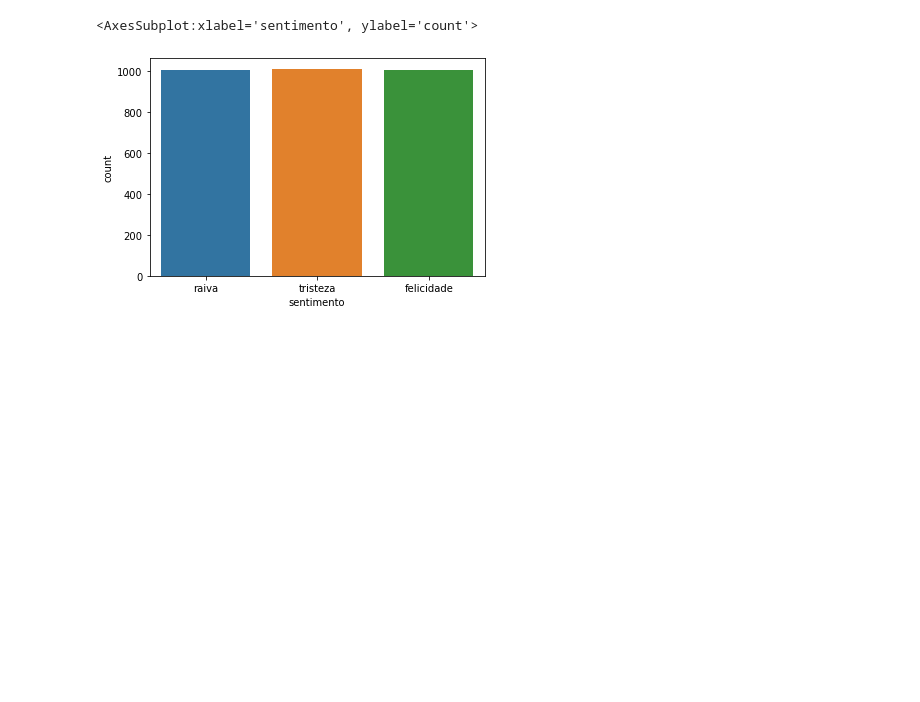
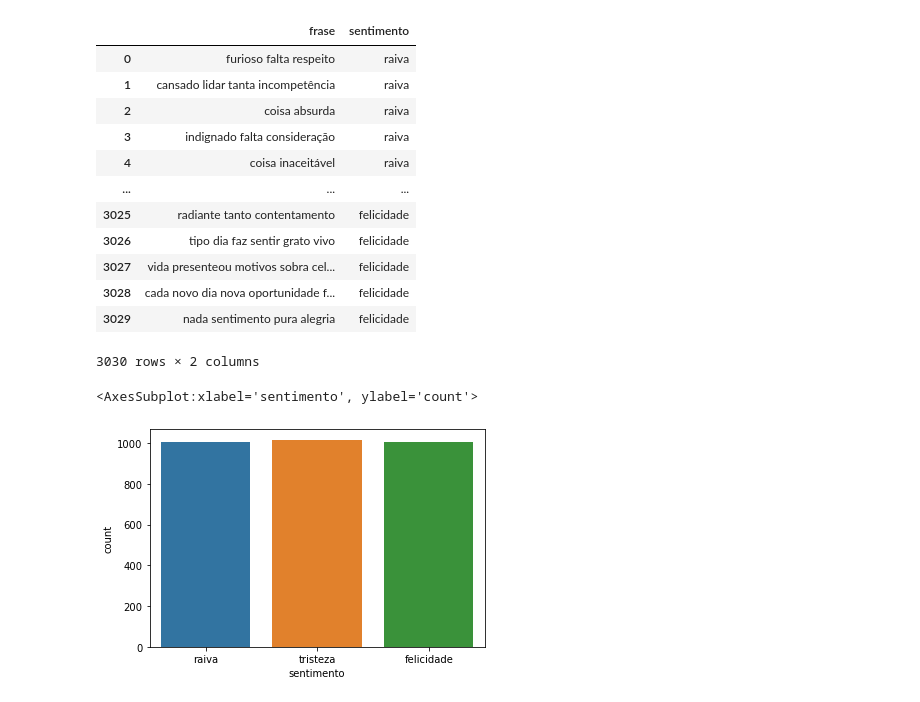
Before and after one commit to GuilhermeAlencarM/sentiment-analysis, a Jupyter notebook: sentimentos.ipynb, the cells around one changed output. Cells and saved outputs as stored; diff of their text form; code cells hidden in the pictures; blank space fills up the shorter version.

Commit message:
Atualizações no modelo de sentimentos e no conjunto de dados

```diff
--- a/sentimentos.ipynb
+++ b/sentimentos.ipynb
@@ -27,3 +46,45 @@ data
+# %%
+import re
+from nltk.stem import WordNetLemmatizer
+from nltk.corpus import stopwords
+
+# Instancie o lematizador
+lemmatizer = WordNetLemmatizer()
+# %%
+# Função clean com lematização
+def clean(text):
+    text = str(text).lower()
+    text = re.sub('[.?]', '', text)
+    text = re.sub('https?://\S+|www.\S+', '', text)
+    text = re.sub('<.?>+', '', text)
+    text = re.sub(r'[^\w\s]', '', text)
+    text = re.sub('\n', '', text)
+    text = re.sub(r'@\w+\s', '', text)
+    text = re.sub('\w\d\w', '', text)
+    text = re.sub(r'[0-9]', '', text)
+    words = [word for word in text.split(' ') if word not in stopwords.words('portuguese')]
+    lemmatized_words = [lemmatizer.lemmatize(word) for word in words]
+    text = ' '.join(lemmatized_words)
+    return text
+
+# Aplica a função 'clean' à coluna 'frase' do DataFrame 'data'
+data['frase'] = data['frase'].apply(clean)
+# %%
+data
+# %% [output]
+|  | frase | sentimento |
+| 0 | furioso falta respeito | raiva |
+| 1 | cansado lidar tanta incompetência | raiva |
+| 2 | coisa absurda | raiva |
+| 3 | indignado falta consideração | raiva |
+| 4 | coisa inaceitável | raiva |
+| ... | ... | ... |
+| 3025 | radiante tanto contentamento | felicidade |
+| 3026 | tipo dia faz sentir grato vivo | felicidade |
+| 3027 | vida presenteou motivos sobra cel... | felicidade |
+| 3028 | cada novo dia nova oportunidade f... | felicidade |
+| 3029 | nada sentimento pura alegria | felicidade |
+3030 rows × 2 columns
 # %%
 import seaborn as sns
 sns.countplot(data=data, x="sentimento")
```
Also changed, not shown: parts of 5 cells of this notebook, 2 other files.
